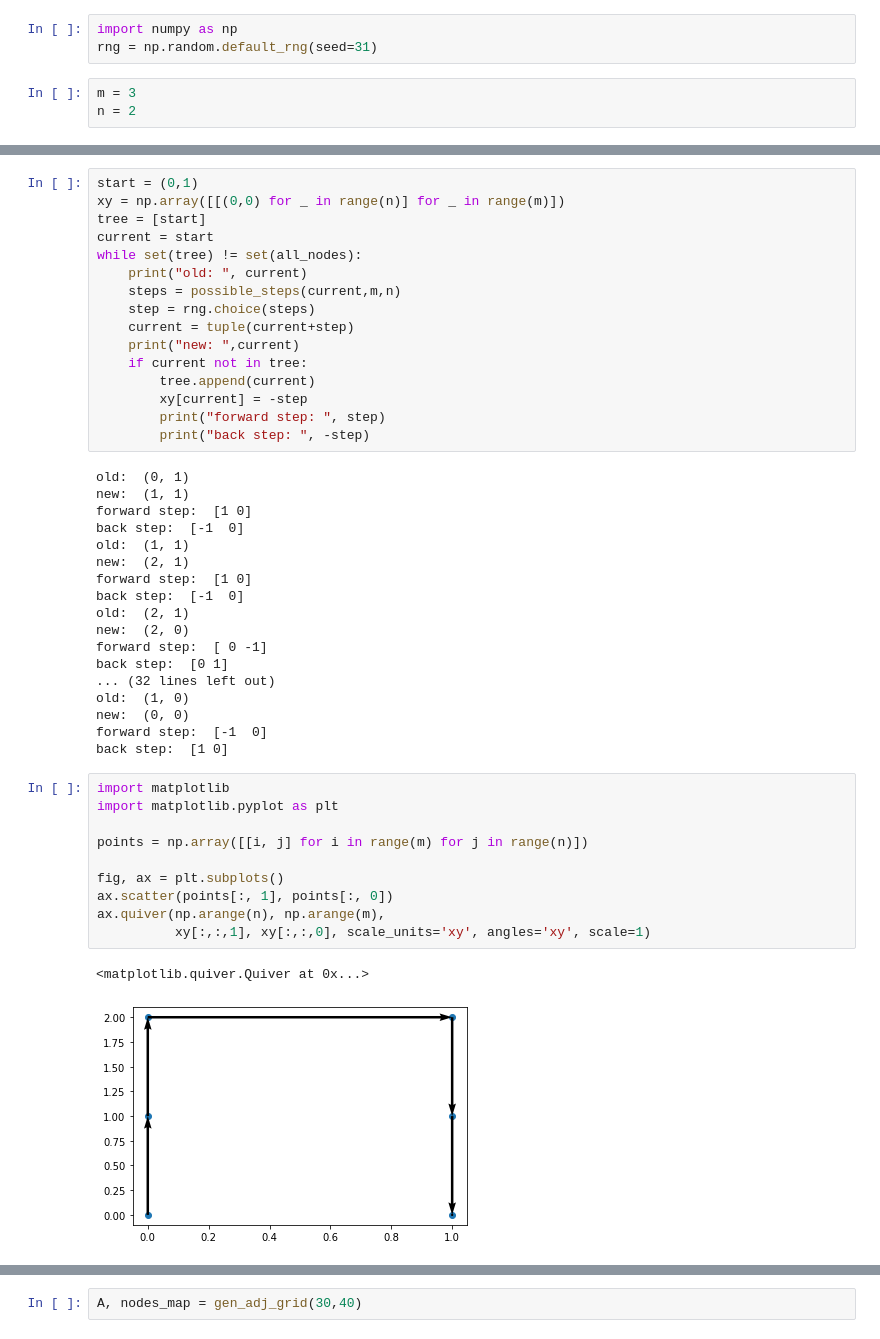
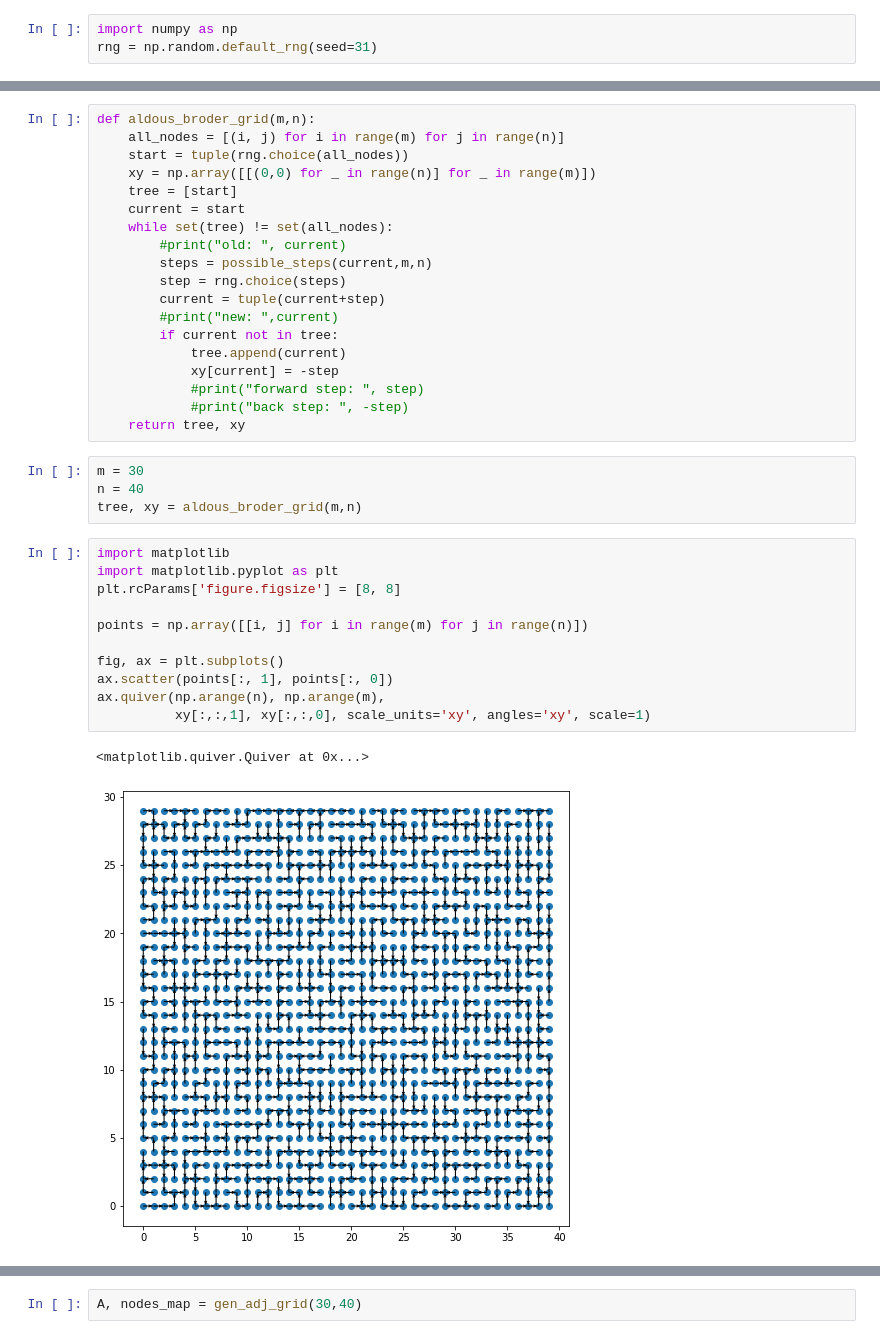
Before and after one commit to mufernando/math607, a Jupyter notebook: hw/hw4.ipynb, the cells around one changed output, grey strips where cells are left out. Drawn from its saved outputs; the diff is of its cells as text.

```diff
--- a/hw/hw4.ipynb
+++ b/hw/hw4.ipynb
@@ -42,6 +44,3 @@ to move along.)
 # %%
 import numpy as np
 rng = np.random.default_rng(seed=31)
-# %%
-m = 3
-n = 2
@@ -63,51 +56,41 @@ def possible_steps(node, m, n):
                    (possibilities[:,1] < 0)) == 0
     return steps[allowed]
 # %%
-start = (0,1)
-xy = np.array([[(0,0) for _ in range(n)] for _ in range(m)])
-tree = [start]
-current = start
-while set(tree) != set(all_nodes):
-    print("old: ", current)
-    steps = possible_steps(current,m,n)
-    step = rng.choice(steps)
-    current = tuple(current+step)
-    print("new: ",current)
-    if current not in tree:
-        tree.append(current)
-        xy[current] = -step
-        print("forward step: ", step)
-        print("back step: ", -step)
+def aldous_broder_grid(m,n):
+    all_nodes = [(i, j) for i in range(m) for j in range(n)]
+    start = tuple(rng.choice(all_nodes))
+    xy = np.array([[(0,0) for _ in range(n)] for _ in range(m)])
+    tree = [start]
+    current = start
+    while set(tree) != set(all_nodes):
+        #print("old: ", current)
+        steps = possible_steps(current,m,n)
+        step = rng.choice(steps)
+        current = tuple(current+step)
+        #print("new: ",current)
+        if current not in tree:
+            tree.append(current)
+            xy[current] = -step
+            #print("forward step: ", step)
+            #print("back step: ", -step)
+    return tree, xy
-# %% [output]
-old:  (0, 1)
-new:  (1, 1)
-forward step:  [1 0]
-back step:  [-1  0]
-old:  (1, 1)
-new:  (2, 1)
-forward step:  [1 0]
-back step:  [-1  0]
-old:  (2, 1)
-new:  (2, 0)
-forward step:  [ 0 -1]
-back step:  [0 1]
-... (32 lines left out)
-old:  (1, 0)
-new:  (0, 0)
-forward step:  [-1  0]
-back step:  [1 0]
+# %%
+m = 30
+n = 40
+tree, xy = aldous_broder_grid(m,n)
 # %%
 import matplotlib
 import matplotlib.pyplot as plt
+plt.rcParams['figure.figsize'] = [8, 8]
 
 points = np.array([[i, j] for i in range(m) for j in range(n)])
 
 fig, ax = plt.subplots()
 ax.scatter(points[:, 1], points[:, 0])
 ax.quiver(np.arange(n), np.arange(m),
           xy[:,:,1], xy[:,:,0], scale_units='xy', angles='xy', scale=1)
 # %% [output]
 <matplotlib.quiver.Quiver at 0x...>
-[figure, old version]
+[figure, new version]
 # %%
 def gen_adj_grid(m,n):
```
Also changed, not shown: parts of 29 cells of this notebook.
